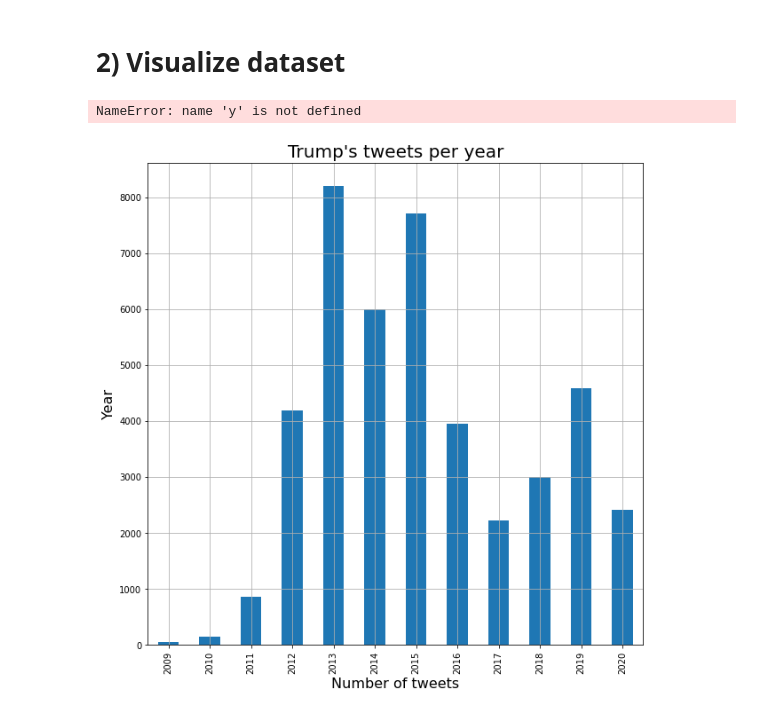
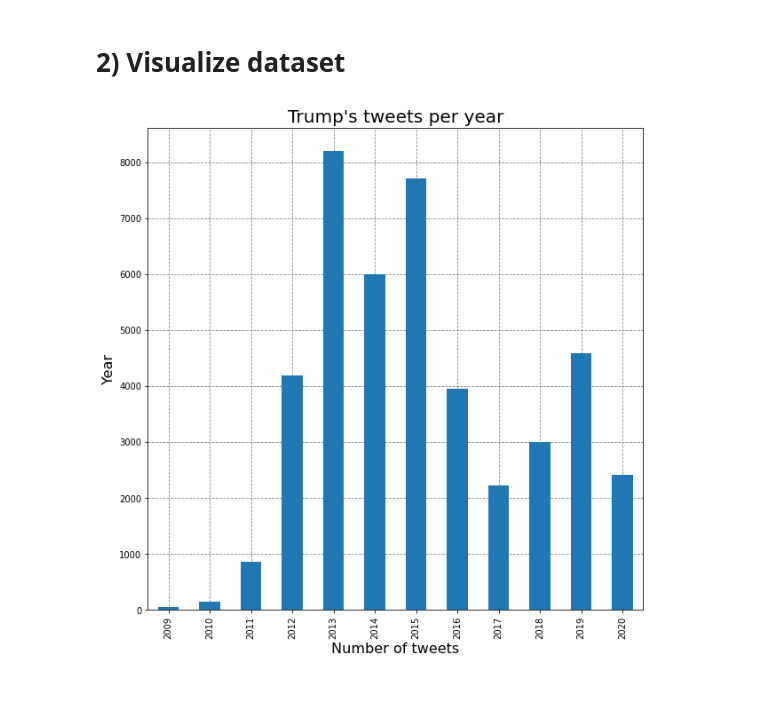
Before and after one commit to m-orlewski/nlp-sentiment-analysis, a Jupyter notebook: main.ipynb, the cells around one changed output. Cells and saved outputs as stored; diff of their text form; code cells hidden in the pictures.

Commit message:
fix histogram

```diff
--- a/main.ipynb
+++ b/main.ipynb
@@ -72,13 +72,12 @@ plt.rcParams["figure.figsize"] = (10, 10)
 # %%
 trump_tweets['date'] = trump_tweets['date'].astype('datetime64')
 ax = trump_tweets.groupby([trump_tweets['date'].dt.year])['id'].count().plot(kind='bar')
 
 ax.set_title('Trump\'s tweets per year', fontsize=20)
 ax.set_xlabel('Number of tweets', fontsize=16)
 ax.set_ylabel('Year', fontsize=16)
 
-ax.grid(zorder=0)
-ax.bar(range(len(y)), y, width=0.3, align='center', color='skyblue', zorder=3)
+ax.set_axisbelow(True)
+ax.grid(color='gray', linestyle='dashed')
 # %% [output]
-NameError: name 'y' is not defined
-[figure, old version]
+[figure, new version]
```
